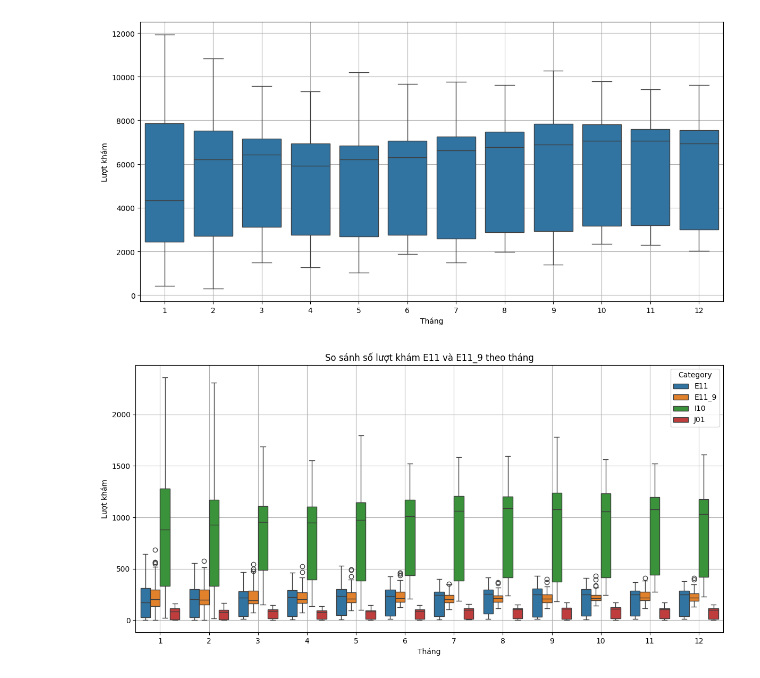
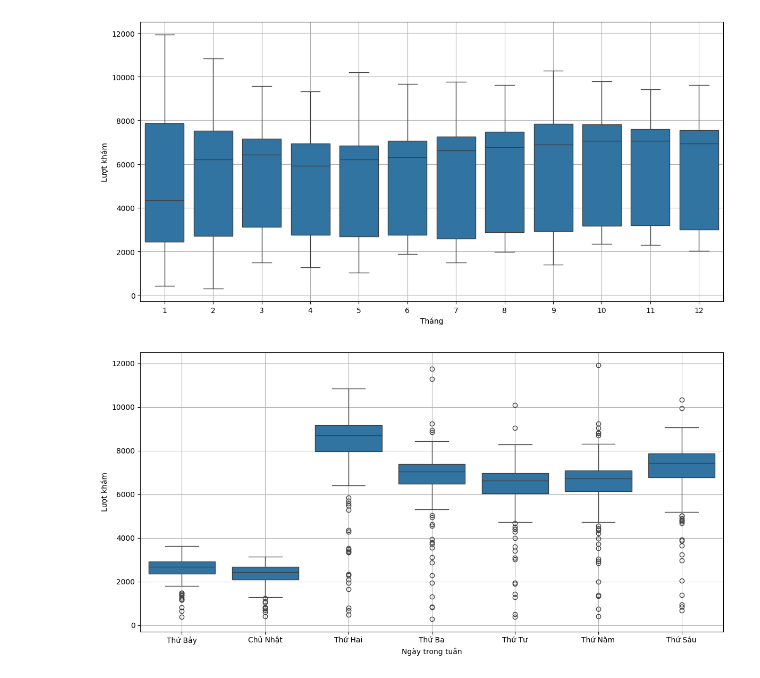
Before and after one commit to StrugVN/data-analysis-ctu, a Jupyter notebook: 5/5.ipynb, the cells around one changed output. Cells and saved outputs as stored; diff of their text form; code cells hidden in the pictures.

```diff
--- a/5/5.ipynb
+++ b/5/5.ipynb
@@ -263,22 +263,29 @@ plt.tight_layout()
 plt.show()
 # %% [output]
 [figure]
-# %%
-import seaborn as sns
-import matplotlib.pyplot as plt
-import pandas as pd
-
-df_melted = df.melt(id_vars='month', value_vars=['E11', 'E11_9', 'I10', 'J01'],
-                    var_name='Category', value_name='Lượt khám')
-
-plt.figure(figsize=(12, 6))
-sns.boxplot(data=df_melted, x='month', y='Lượt khám', hue='Category')
-
-plt.xlabel('Tháng')
-plt.ylabel('Lượt khám')
-plt.title('So sánh số lượt khám E11 và E11_9 theo tháng')
-plt.grid(True)
-plt.tight_layout()
-plt.show()
-# %% [output]
-[figure, removed]
+# %%
+df['day'] = df['NGAYVAO'].dt.day_of_week
+
+day_labels = {
+    0: 'Thứ Hai',
+    1: 'Thứ Ba',
+    2: 'Thứ Tư',
+    3: 'Thứ Năm',
+    4: 'Thứ Sáu',
+    5: 'Thứ Bảy',
+    6: 'Chủ Nhật'
+}
+
+df['day'] = df['day'].map(day_labels)
+
+# Plot
+plt.figure(figsize=(12, 6))
+sns.boxplot(data=df, x='day', y='SO_LUONG')
+
+plt.xlabel('Ngày trong tuần')
+plt.ylabel('Lượt khám')
+plt.grid(True)
+plt.tight_layout()
+plt.show()
+# %% [output]
+[figure, added]
```
Also changed, not shown: 2 other files.
